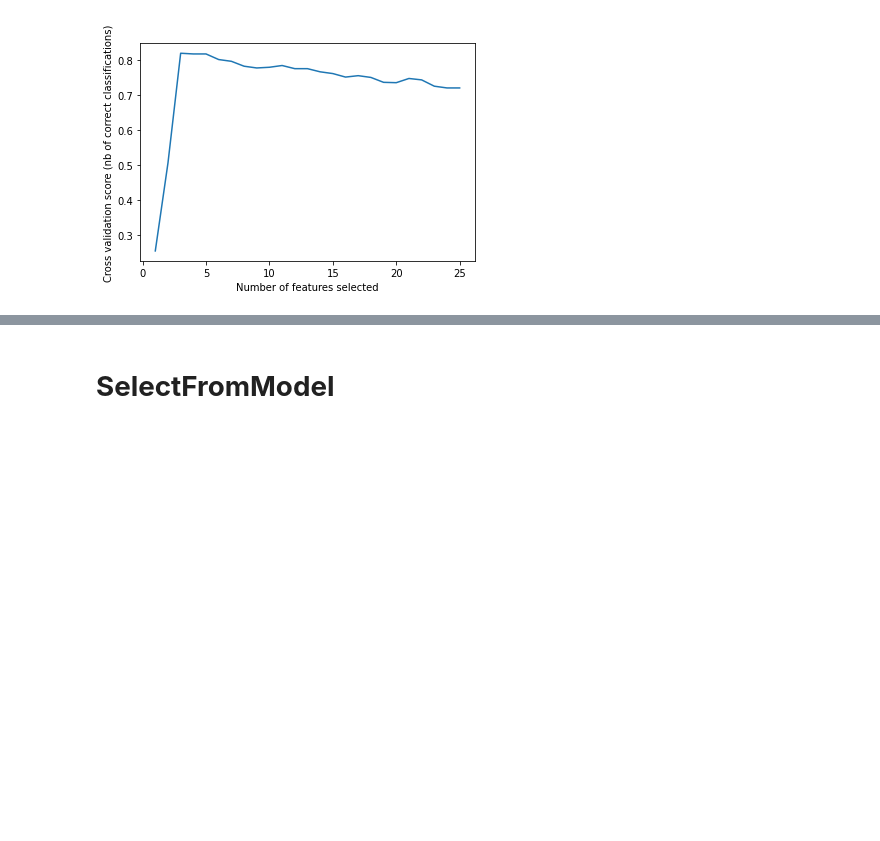
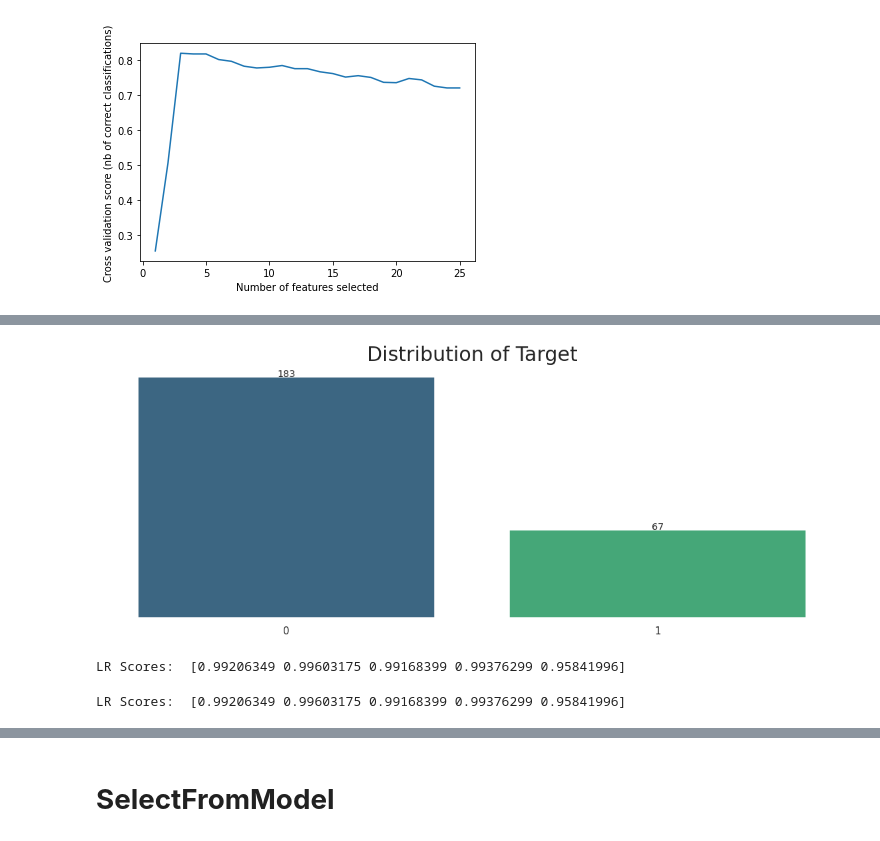
Before and after one commit to cagBRT/Machine-Learning, a Jupyter notebook: FeatureSelection1.ipynb, the cells around one changed output, grey strips where cells are left out. Saved outputs shown, nothing was run; the diff lists cells and outputs as text; code cells hidden in the pictures; blank space fills up the shorter version.

```diff
--- a/FeatureSelection1.ipynb
+++ b/FeatureSelection1.ipynb
@@ -348,0 +379,18 @@ plt.show()
+# %%
+# setting up default plotting parameters
+%matplotlib inline
+
+plt.rcParams['figure.figsize'] = [20.0, 7.0]
+plt.rcParams.update({'font.size': 22,})
+
+sns.set_palette('viridis')
+sns.set_style('white')
+sns.set_context('talk', font_scale=0.8)
+# %%
+train = pd.read_csv('featureSelectTrain.csv')
+test = pd.read_csv('featureSelectTest.csv')
+
+print('Train Shape: ', train.shape)
+print('Test Shape: ', test.shape)
+
+train.head()
@@ -348,0 +418,31 @@ plt.show()
+# %%
+# using seaborns countplot to show distribution of questions in dataset
+fig, ax = plt.subplots()
+g = sns.countplot(train.target, palette='viridis')
+g.set_xticklabels(['0', '1'])
+g.set_yticklabels([])
+
+# function to show values on bars
+def show_values_on_bars(axs):
+    def _show_on_single_plot(ax):
+        for p in ax.patches:
+            _x = p.get_x() + p.get_width() / 2
+            _y = p.get_y() + p.get_height()
+            value = '{:.0f}'.format(p.get_height())
+            ax.text(_x, _y, value, ha="center")
+
+    if isinstance(axs, np.ndarray):
+        for idx, ax in np.ndenumerate(axs):
+            _show_on_single_plot(ax)
+    else:
+        _show_on_single_plot(axs)
+show_values_on_bars(ax)
+
+sns.despine(left=True, bottom=True)
+plt.xlabel('')
+plt.ylabel('')
+plt.title('Distribution of Target', fontsize=30)
+plt.tick_params(axis='x', which='major', labelsize=15)
+plt.show()
+# %% [output]
+[figure, added]
@@ -348,0 +452,18 @@ plt.show()
+# %%
+# feature extraction
+rfe = RFE(lr, n_features_to_select=100)
+
+# fit on train set
+fit = rfe.fit(X_train, y_train)
+
+# transform train set
+recursive_features = fit.transform(X_train)
+print('LR Scores: ', lr_scores)
+# %% [output]
+LR Scores:  [0.99206349 0.99603175 0.99168399 0.99376299 0.95841996]
+# %%
+model.fit(X_train, y_train)
+
+print('Model Scores: ', model_scores)
+# %% [output]
+LR Scores:  [0.99206349 0.99603175 0.99168399 0.99376299 0.95841996]
```
Also changed, not shown: parts of 10 cells of this notebook.
